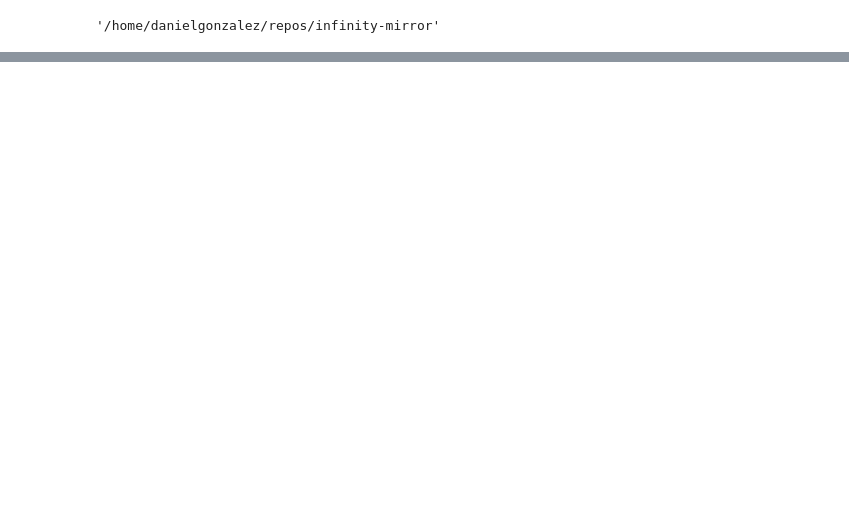
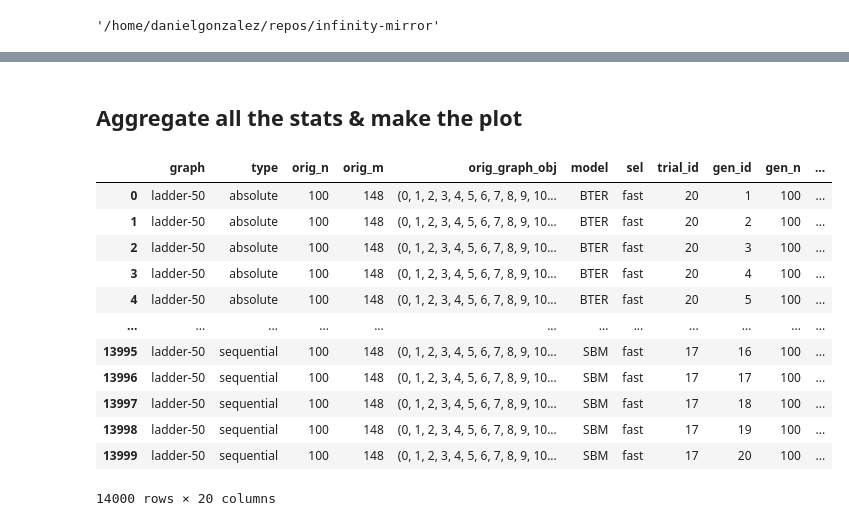
Before and after one commit to satyakisikdar/infinity-mirror, a Jupyter notebook: analysis/dan-basic.ipynb, the cells around one changed output, grey strips where cells are left out. Saved outputs shown, nothing was run; the diff lists cells and outputs as text; code cells hidden in the pictures; blank space fills up the shorter version.

```diff
--- a/analysis/dan-basic.ipynb
+++ b/analysis/dan-basic.ipynb
@@ -468,0 +28,2 @@ group_plot(df)
+# %% [markdown]
+## Aggregate all the stats & make the plot
@@ -468,0 +128,16 @@ group_plot(df)
+# %%
+df
+# %% [output]
+|  | graph | type | orig_n | orig_m | orig_graph_obj | model | sel | trial_id | gen_id | gen_n | ... |
+| 0 | ladder-50 | absolute | 100 | 148 | (0, 1, 2, 3, 4, 5, 6, 7, 8, 9, 10... | BTER | fast | 20 | 1 | 100 | ... |
+| 1 | ladder-50 | absolute | 100 | 148 | (0, 1, 2, 3, 4, 5, 6, 7, 8, 9, 10... | BTER | fast | 20 | 2 | 100 | ... |
+| 2 | ladder-50 | absolute | 100 | 148 | (0, 1, 2, 3, 4, 5, 6, 7, 8, 9, 10... | BTER | fast | 20 | 3 | 100 | ... |
+| 3 | ladder-50 | absolute | 100 | 148 | (0, 1, 2, 3, 4, 5, 6, 7, 8, 9, 10... | BTER | fast | 20 | 4 | 100 | ... |
+| 4 | ladder-50 | absolute | 100 | 148 | (0, 1, 2, 3, 4, 5, 6, 7, 8, 9, 10... | BTER | fast | 20 | 5 | 100 | ... |
+| ... | ... | ... | ... | ... | ... | ... | ... | ... | ... | ... | ... |
+| 13995 | ladder-50 | sequential | 100 | 148 | (0, 1, 2, 3, 4, 5, 6, 7, 8, 9, 10... | SBM | fast | 17 | 16 | 100 | ... |
+| 13996 | ladder-50 | sequential | 100 | 148 | (0, 1, 2, 3, 4, 5, 6, 7, 8, 9, 10... | SBM | fast | 17 | 17 | 100 | ... |
+| 13997 | ladder-50 | sequential | 100 | 148 | (0, 1, 2, 3, 4, 5, 6, 7, 8, 9, 10... | SBM | fast | 17 | 18 | 100 | ... |
+| 13998 | ladder-50 | sequential | 100 | 148 | (0, 1, 2, 3, 4, 5, 6, 7, 8, 9, 10... | SBM | fast | 17 | 19 | 100 | ... |
+| 13999 | ladder-50 | sequential | 100 | 148 | (0, 1, 2, 3, 4, 5, 6, 7, 8, 9, 10... | SBM | fast | 17 | 20 | 100 | ... |
+14000 rows × 20 columns
```
Also changed, not shown: parts of 40 cells of this notebook.
